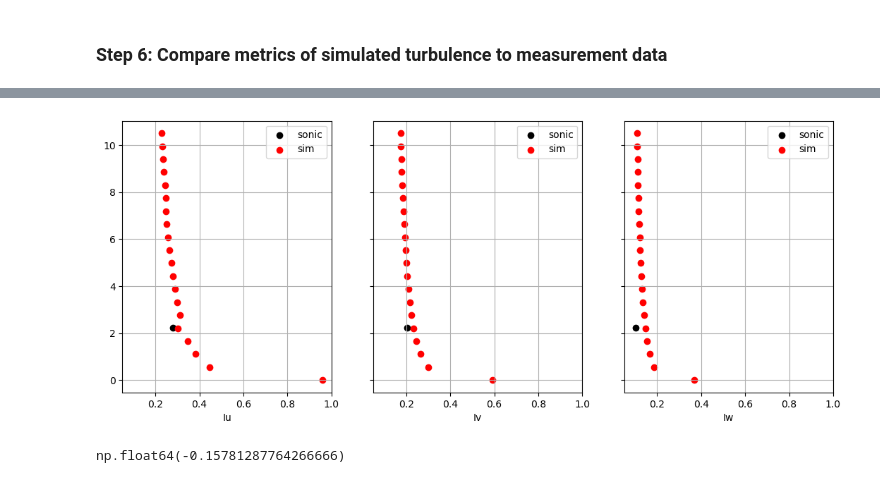
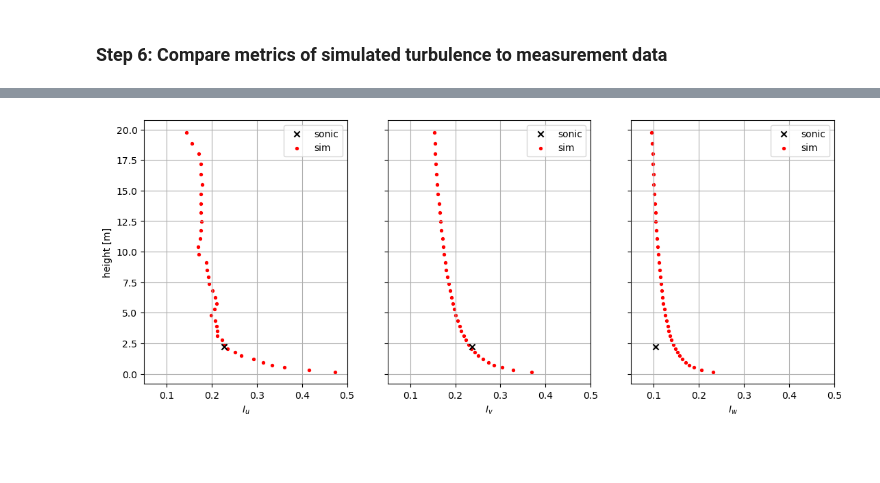
Before and after one commit to brookeslawski/pyconturb-pvade, a Jupyter notebook: duramat_constrained_turb.ipynb, the cells around one changed output, grey strips where cells are left out. Saved outputs shown, nothing was run; the diff lists cells and outputs as text; code cells hidden in the pictures; blank space fills up the shorter version.

```diff
--- a/duramat_constrained_turb.ipynb
+++ b/duramat_constrained_turb.ipynb
@@ -226,7 +244,8 @@ from scipy import interpolate
 # create function for funding u_ref at z_hub = 10 according to log law at flatirons
 def find_u_ref(z_hub):
     z_log = np.linspace(0.1, 10, 20)
-    u_log = (0.5/0.4)*np.log(z_log/0.05)+4.5 # to match M2 tower data
+    # u_log = (0.5/0.4)*np.log(z_log/0.05)+4.5 # to match M2 tower data
+    u_log = (0.55/0.4)*np.log(z_log/0.05)+4.5 # to match sonic data
     # u_log = (0.6/0.4)*np.log(z_log/0.05)+5.5 # to match sonic data
     f = interpolate.interp1d(z_log, u_log)
 
@@ -258,5 +277,5 @@ interp_data = 'none' # 'all'  # use the default IEC 61400-1 profile instead of i
 # interp_data = 'none' # 'all'  # use the default IEC 61400-1 profile instead of interpolating from contstraints
 
 # generate turbulence
-sim_turb_df = gen_turb(spat_df, con_tc=con_tc, interp_data=interp_data, **kwargs)
+sim_turb_df = gen_turb(spat_df, con_tc=con_tc, interp_data=interp_data, verbose=True, **kwargs)
 # %% [output]
@@ -366,5 +398,6 @@ plt.colorbar()
 # %%
-# h5_filename = 'pct_turb_'+sonic_data_fn[:-4]+'.h5'
-h5_filename = 'pct_turb_ny80_nz40_sonic1_1s.h5'
+# # h5_filename = 'pct_turb_'+sonic_data_fn[:-4]+'.h5'
+# h5_filename = 'pct_turb_ny80_nz40_sonic1_1s.h5'
+h5_filename = f'pct_{sim_turb_fname[:-4]}.h5'
 h5_filename
 # %% [output]
@@ -422,7 +455,8 @@ z_coordinates (40,) float32
 # h5_filename = 'pct_turb_'+sonic_data_fn[:-4]+'.h5'
 # h5_filename = 'pct_turb_ny80_nz40_unconstrained_1s_dt01.h5'
 # h5_filename = 'pct_turb_ny80_nz40_unconstrained_1s_dt01_uref20.h5'
-h5_filename = 'pct_turb_ny80_nz40_sonic1_1s.h5'
+# h5_filename = 'pct_turb_ny80_nz40_sonic1_1s.h5'
+h5_filename = 'pct_constrained_turb_ny100_nz38_sonic1_60s_u9.857.h5'
 sim_data = {}
 
 with h5py.File(h5_filename, "r") as fp:
@@ -602,48 +668,45 @@ def compute_TI(u,v,w):
 
     Iu = np.std(u, axis=0) / np.mean(umag, axis=0)
     Iv = np.std(v, axis=0) / np.mean(umag, axis=0)
     Iw = np.std(w, axis=0) / np.mean(umag, axis=0)
 
     return Iu, Iv, Iw
 
 y_idx = (np.abs(y_fp - 0.0)).argmin()
 
 u_inp['sonic'] = sonic_data.filter(regex='u_', axis=1).values.squeeze()
 u_inp['sim'] = sim_data['u'][:,:,y_idx]
 v_inp['sonic'] = sonic_data.filter(regex='v_', axis=1).values.squeeze()
 v_inp['sim'] = sim_data['v'][:,:,y_idx]
 w_inp['sonic'] = sonic_data.filter(regex='w_', axis=1).values.squeeze()
 w_inp['sim'] = sim_data['w'][:,:,y_idx]
 
 Iu = {}; Iv = {}; Iw = {}
 for var in vars:
     Iu[var], Iv[var], Iw[var] = compute_TI(u_inp[var], v_inp[var], w_inp[var])
 
 fig, axs = plt.subplots(1,3, figsize=[13,5], sharey=True)
-axs[0].scatter(Iu['sonic'], heights[0], color='k', label='sonic')
-axs[0].scatter(Iu['sim'], z_fp, color='r', label='sim')
+axs[0].scatter(Iu['sonic'], heights[0], color='k', marker='x', label='sonic', zorder = 100)
+axs[0].scatter(Iu['sim'], z_fp, color='r', s=8, label='sim')
 axs[0].legend();
-axs[0].set_xlabel('Iu')
+axs[0].set_xlabel('$I_u$')
+axs[0].set_ylabel('height [m]')
 
-axs[1].scatter(Iv['sonic'], heights[0], color='k', label='sonic')
-axs[1].scatter(Iv['sim'], z_fp, color='r', label='sim')
+axs[1].scatter(Iv['sonic'], heights[0], color='k', marker='x', label='sonic', zorder = 100)
+axs[1].scatter(Iv['sim'], z_fp, color='r', s=8, label='sim')
 axs[1].legend();
-axs[1].set_xlabel('Iv')
+axs[1].set_xlabel('$I_v$')
 
-axs[2].scatter(Iw['sonic'], heights[0], color='k', label='sonic')
-axs[2].scatter(Iw['sim'], z_fp, color='r', label='sim')
+axs[2].scatter(Iw['sonic'], heights[0], color='k', marker='x', label='sonic', zorder = 100)
+axs[2].scatter(Iw['sim'], z_fp, color='r', s=8, label='sim')
 axs[2].legend();
-axs[2].set_xlabel('Iw')
+axs[2].set_xlabel('$I_w$')
 
 for ax in axs:
-    ax.set_xlim([0.05, 1.0])
+    ax.set_xlim([0.05, 0.5])
     ax.grid()
 # %% [output]
-[figure, old version]
+[figure, new version]
-# %%
-w_inp['sonic'].mean()
-# %% [output]
-np.float64(-0.15781287764266666)
 # %%
 # read in csv file if already generated
 # sim_turb_df = pd.read_csv('constrained_turb_'+sonic_data_fn)
```
Also changed, not shown: parts of 30 cells of this notebook, 2 other files.
